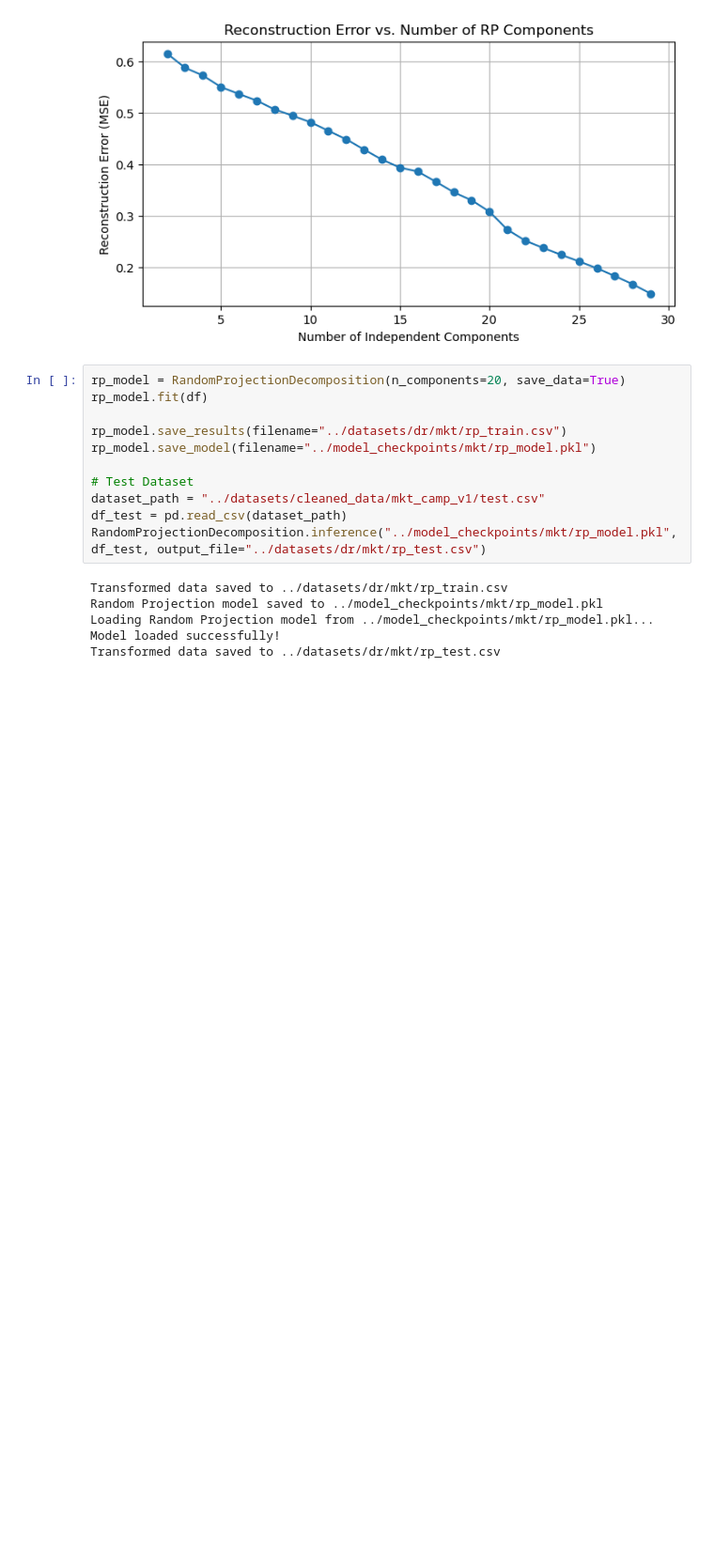
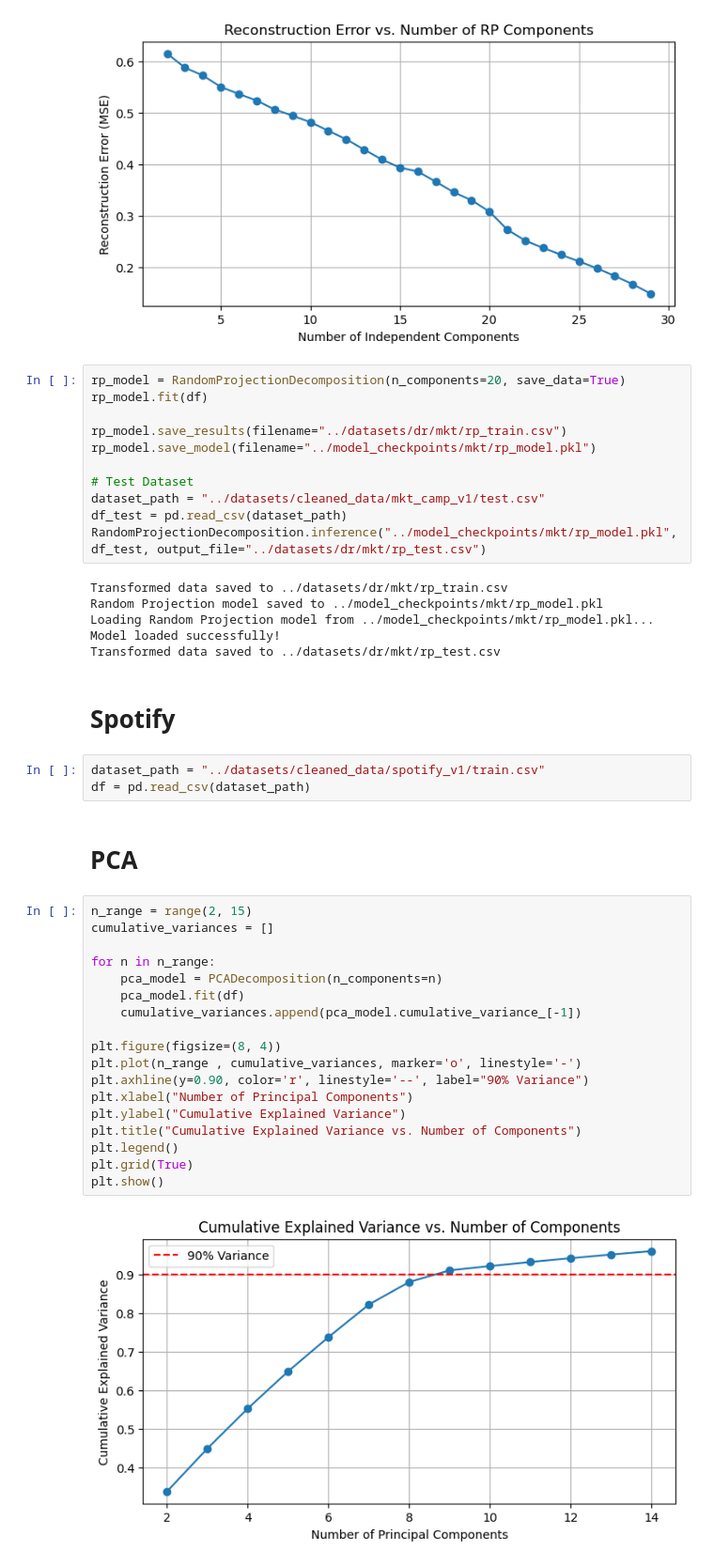
Before and after one commit to JohhnnyKeepWalking985/ML-HW3, a Jupyter notebook: dimension_reduction/dr_explorasions.ipynb, the cells around one changed output. Shown: that part at 94% size. Saved outputs shown, nothing was run; the diff lists cells and outputs as text; blank space fills up the shorter version.

```diff
--- a/dimension_reduction/dr_explorasions.ipynb
+++ b/dimension_reduction/dr_explorasions.ipynb
@@ -153,3 +154,30 @@ Random Projection model saved to ../model_checkpoints/mkt/rp_model.pkl
 Loading Random Projection model from ../model_checkpoints/mkt/rp_model.pkl...
 Model loaded successfully!
 Transformed data saved to ../datasets/dr/mkt/rp_test.csv
+# %% [markdown]
+# Spotify
+# %%
+dataset_path = "../datasets/cleaned_data/spotify_v1/train.csv"
+df = pd.read_csv(dataset_path)
+# %% [markdown]
+# PCA
+# %%
+n_range = range(2, 15)
+cumulative_variances = []
+
+for n in n_range:
+    pca_model = PCADecomposition(n_components=n)
+    pca_model.fit(df)
+    cumulative_variances.append(pca_model.cumulative_variance_[-1])
+
+plt.figure(figsize=(8, 4))
+plt.plot(n_range , cumulative_variances, marker='o', linestyle='-')
+plt.axhline(y=0.90, color='r', linestyle='--', label="90% Variance")
+plt.xlabel("Number of Principal Components")
+plt.ylabel("Cumulative Explained Variance")
+plt.title("Cumulative Explained Variance vs. Number of Components")
+plt.legend()
+plt.grid(True)
+plt.show()
+# %% [output]
+[figure, added]
```
Also changed, not shown: parts of 10 cells of this notebook, 13 other files.
